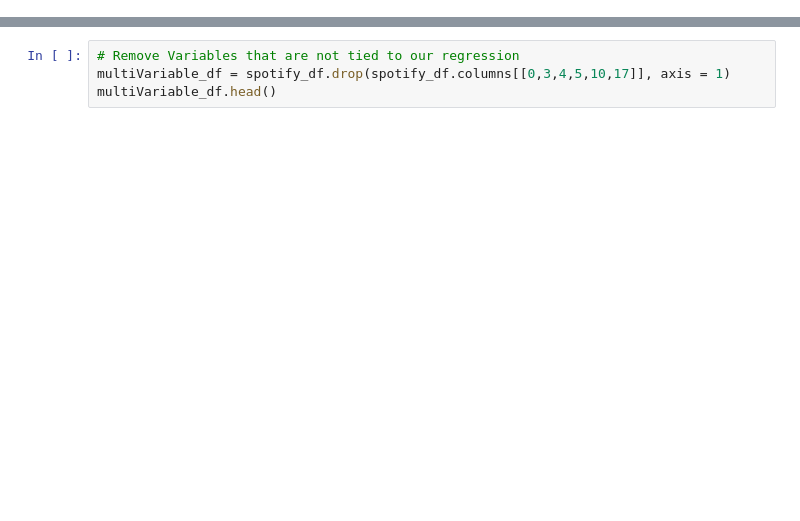
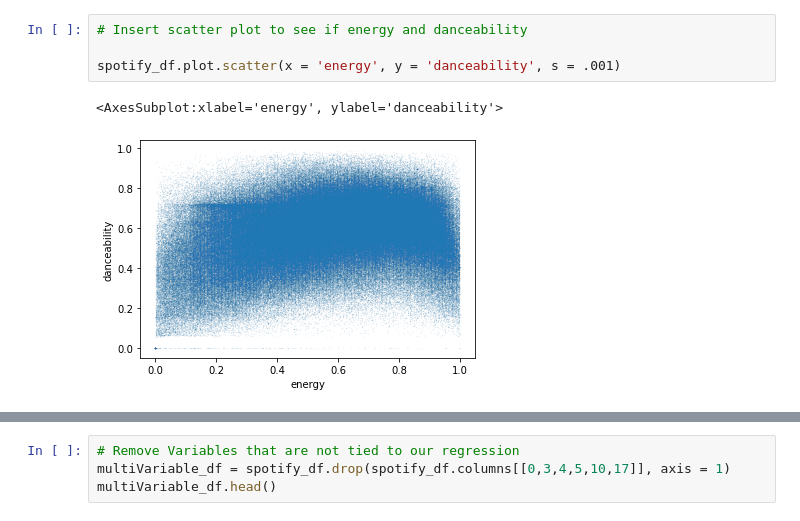
Before and after one commit to bradleyp18/Project1FreshPerspective, a Jupyter notebook: spotify.ipynb, the cells around one changed output, grey strips where cells are left out. Cells and saved outputs as stored; diff of their text form; blank space fills up the shorter version.

```diff
--- a/spotify.ipynb
+++ b/spotify.ipynb
@@ -25,0 +31,7 @@ spotify_df.head()
+# %%
+# Insert scatter plot to see if energy and danceability
+
+spotify_df.plot.scatter(x = 'energy', y = 'danceability', s = .001)
+# %% [output]
+<AxesSubplot:xlabel='energy', ylabel='danceability'>
+[figure, added]
```
Also changed, not shown: parts of 5 cells of this notebook.
